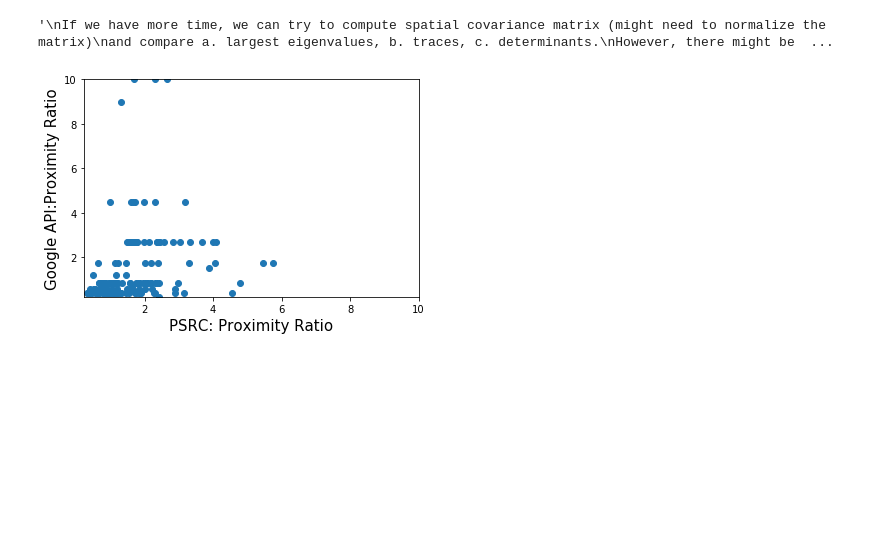
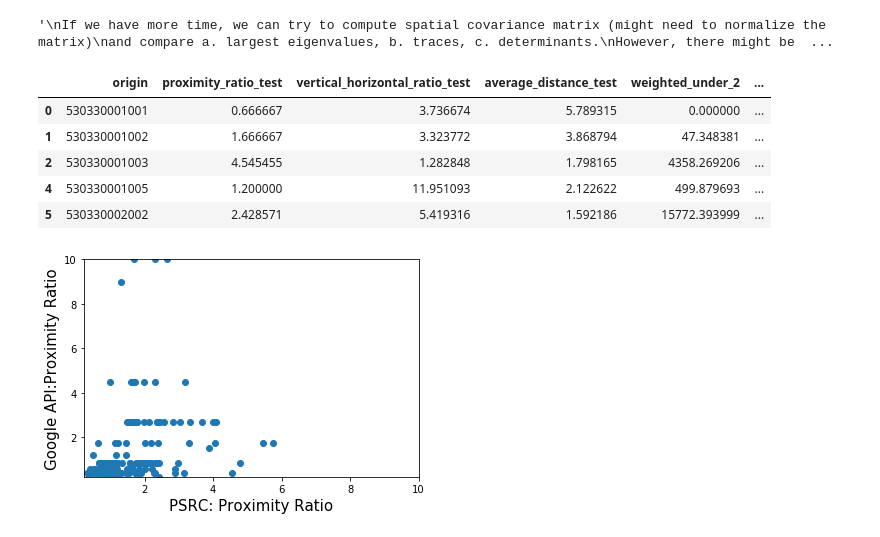
Before and after one commit to monolyst/Seattle-Mobility-Index, a Jupyter notebook: scripts/analysis/market_basket_evaluator2.ipynb, the cells around one changed output. Cells and saved outputs as stored; diff of their text form; code cells hidden in the pictures; blank space fills up the shorter version.

```diff
--- a/scripts/analysis/market_basket_evaluator2.ipynb
+++ b/scripts/analysis/market_basket_evaluator2.ipynb
@@ -79,12 +79,3 @@ Also we might need to parallelize the process as it is computationally expensive
 """
 # %% [output]
 '\nIf we have more time, we can try to compute spatial covariance matrix (might need to normalize the matrix)\nand compare a. largest eigenvalues, b. traces, c. determinants.\nHowever, there might be  ...
-# %%
-def prepare_psrc(psrc_raw):
-
-    # This will compute three features using PSRC data; just need to run it once
-    psrc_blockgroup = proximity_ratio(psrc_raw)
-    with_vert_hori_ratio = vert_hori_ratio(psrc_raw, psrc_blockgroup)
-    with_average_distance = average_distance(psrc_raw, with_vert_hori_ratio)
-
-    return (with_average_distance)
@@ -223,7 +262,15 @@ origin_merged = pd.merge(left=input_destinations, right=origin_blockgroups, how=
 origin_merged = origin_merged[['origin', 'dest_lat', 'orig_lat','dest_lng', 'orig_lng', 'rank', 'distance', 'class']]
 # %%
 # One-time computation of psrc: generate three features
-df_psrc = prepare_psrc(psrc_rawdat)
+df_psrc = prepare_psrc(psrc_rawdat.copy())
+df_psrc.head()
+# %% [output]
+|  | origin | proximity_ratio_test | vertical_horizontal_ratio_test | average_distance_test | weighted_under_2 | ... |
+| 0 | 530330001001 | 0.666667 | 3.736674 | 5.789315 | 0.000000 | ... |
+| 1 | 530330001002 | 1.666667 | 3.323772 | 3.868794 | 47.348381 | ... |
+| 2 | 530330001003 | 4.545455 | 1.282848 | 1.798165 | 4358.269206 | ... |
+| 4 | 530330001005 | 1.200000 | 11.951093 | 2.122622 | 499.879693 | ... |
+| 5 | 530330002002 | 2.428571 | 5.419316 | 1.592186 | 15772.393999 | ... |
 # %%
 """
 You can play around here!
```
Also changed, not shown: parts of 13 cells of this notebook.
